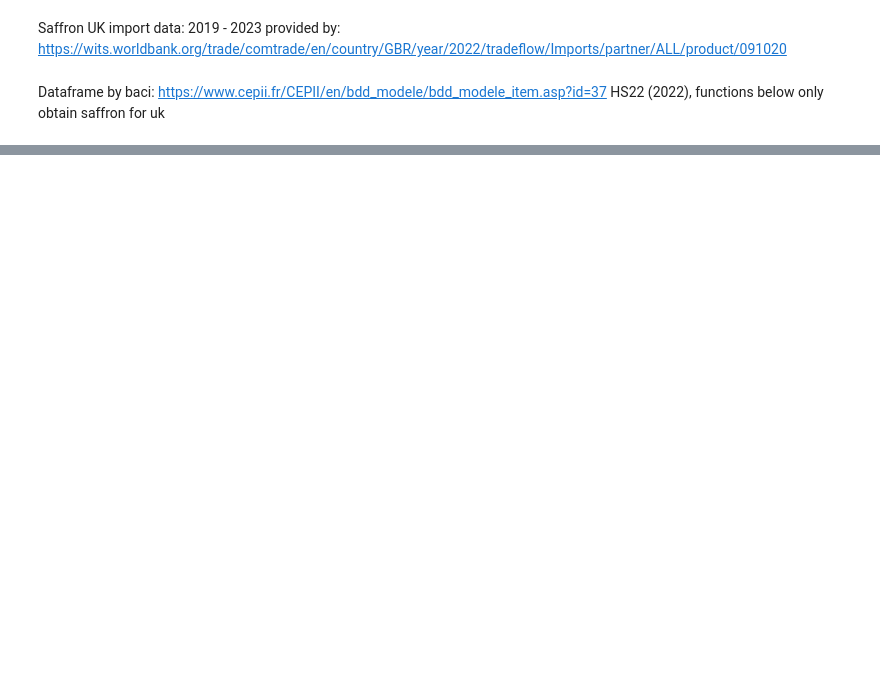
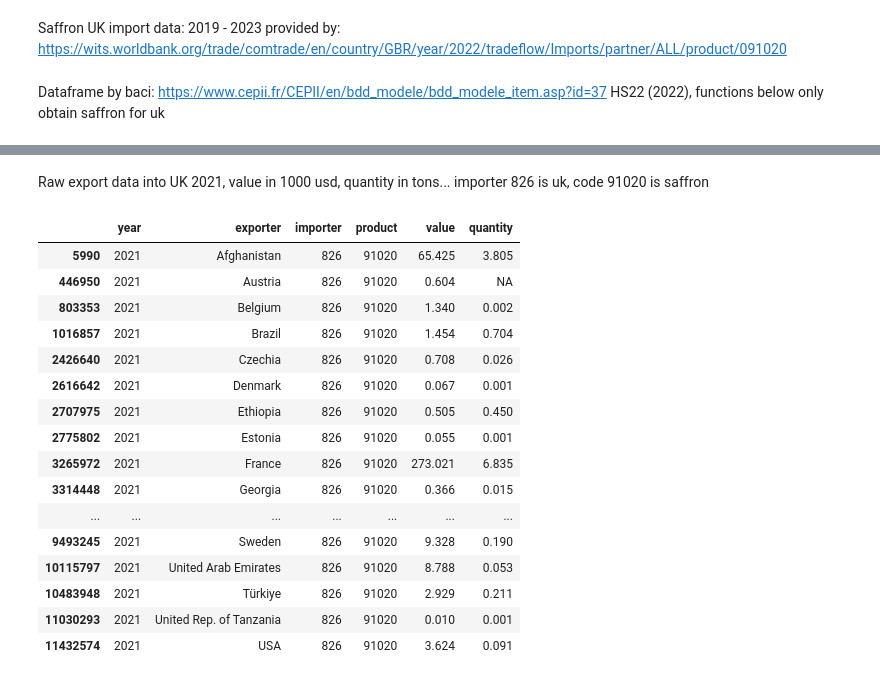
Before and after one commit to RadShiadeh/saffron-market-analytics, a Jupyter notebook: import_data.ipynb, the cells around one changed output, grey strips where cells are left out. Drawn from its saved outputs; the diff is of its cells as text; code cells hidden in the pictures; blank space fills up the shorter version.

Commit message:
data from 2017 - 2022

```diff
--- a/import_data.ipynb
+++ b/import_data.ipynb
@@ -132,0 +107,17 @@ data_saffron_uk_2022
+# %%
+country_codes_path = "./baci_data/country_codes_V202401b.csv"
+country_codes_map = map_country_codes(country_codes_path)
+
+path_baci_2022 = "./baci_data/HS17/BACI_HS17_Y2022_V202401b.csv"
+path_baci_2021 = "./baci_data/HS17/BACI_HS17_Y2021_V202401b.csv"
+path_baci_2020 = "./baci_data/HS17/BACI_HS17_Y2020_V202401b.csv"
+path_baci_2019 = "./baci_data/HS17/BACI_HS17_Y2019_V202401b.csv"
+path_baci_2018 = "./baci_data/HS17/BACI_HS17_Y2018_V202401b.csv"
+path_baci_2017 = "./baci_data/HS17/BACI_HS17_Y2017_V202401b.csv"
+
+data_saffron_uk_2022 = get_saffron_imports(path_baci_2022, country_codes_map)
+data_saffron_uk_2021 = get_saffron_imports(path_baci_2021, country_codes_map)
+data_saffron_uk_2020 = get_saffron_imports(path_baci_2020, country_codes_map)
+data_saffron_uk_2019 = get_saffron_imports(path_baci_2019, country_codes_map)
+data_saffron_uk_2018 = get_saffron_imports(path_baci_2018, country_codes_map)
+data_saffron_uk_2017 = get_saffron_imports(path_baci_2017, country_codes_map)
@@ -132,0 +146,22 @@ data_saffron_uk_2022
+# %% [markdown]
+Raw export data into UK 2021, value in 1000 usd, quantity in tons... importer 826 is uk, code 91020 is saffron
+# %%
+data_saffron_uk_2021
+# %% [output]
+|  | year | exporter | importer | product | value | quantity |
+| 5990 | 2021 | Afghanistan | 826 | 91020 | 65.425 | 3.805 |
+| 446950 | 2021 | Austria | 826 | 91020 | 0.604 | NA |
+| 803353 | 2021 | Belgium | 826 | 91020 | 1.340 | 0.002 |
+| 1016857 | 2021 | Brazil | 826 | 91020 | 1.454 | 0.704 |
+| 2426640 | 2021 | Czechia | 826 | 91020 | 0.708 | 0.026 |
+| 2616642 | 2021 | Denmark | 826 | 91020 | 0.067 | 0.001 |
+| 2707975 | 2021 | Ethiopia | 826 | 91020 | 0.505 | 0.450 |
+| 2775802 | 2021 | Estonia | 826 | 91020 | 0.055 | 0.001 |
+| 3265972 | 2021 | France | 826 | 91020 | 273.021 | 6.835 |
+| 3314448 | 2021 | Georgia | 826 | 91020 | 0.366 | 0.015 |
+| ... | ... | ... | ... | ... | ... | ... |
+| 9493245 | 2021 | Sweden | 826 | 91020 | 9.328 | 0.190 |
+| 10115797 | 2021 | United Arab Emirates | 826 | 91020 | 8.788 | 0.053 |
+| 10483948 | 2021 | Türkiye | 826 | 91020 | 2.929 | 0.211 |
+| 11030293 | 2021 | United Rep. of Tanzania | 826 | 91020 | 0.010 | 0.001 |
+| 11432574 | 2021 | USA | 826 | 91020 | 3.624 | 0.091 |
```
Also changed, not shown: parts of 25 cells of this notebook, 1 other file.
